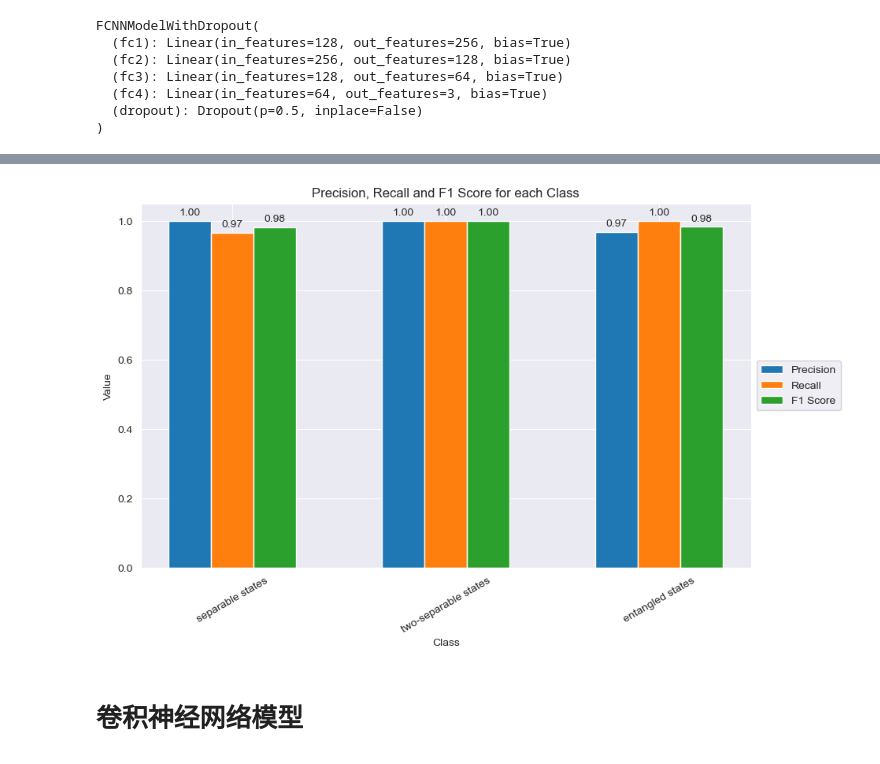
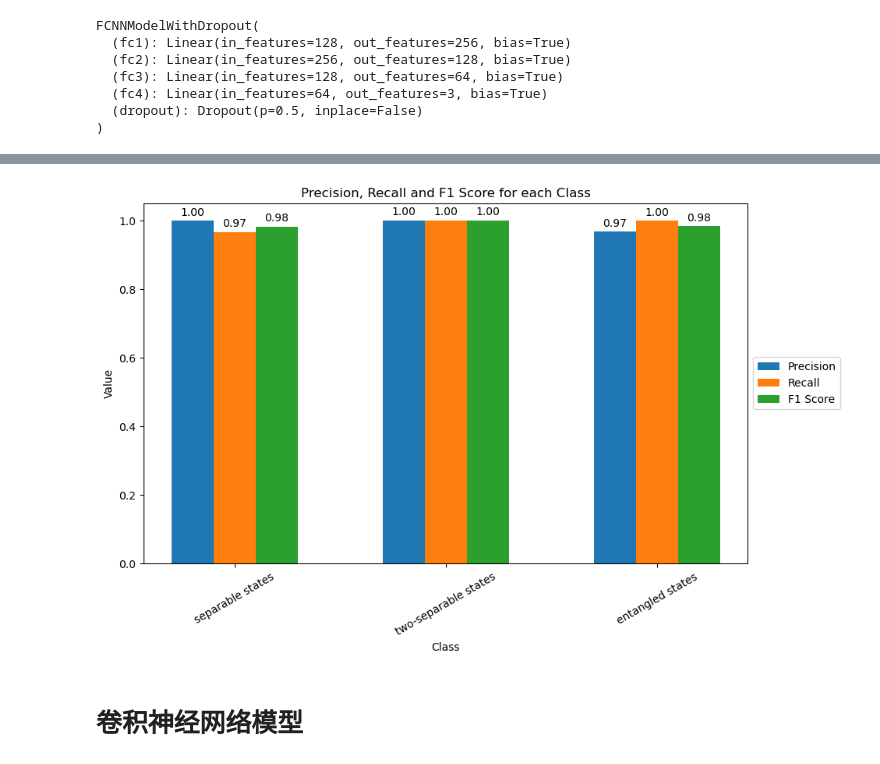
Before and after one commit to ehxu/MCNN-QCC, a Jupyter notebook: MCNN-QCC.ipynb, the cells around one changed output, grey strips where cells are left out. Drawn from its saved outputs; the diff is of its cells as text; code cells hidden in the pictures.

```diff
--- a/MCNN-QCC.ipynb
+++ b/MCNN-QCC.ipynb
@@ -361,15 +317,0 @@ plt.show()
-# %%
-plt.figure(figsize=(8, 6))
-bars = plt.bar(label_dic.values(), class_accuracy_fc, color='skyblue')
-
-# 在每个条形上方添加文本标签
-for i, acc in enumerate(class_accuracy_fc):
-    plt.text(i, acc + 1, f'{acc:.2f}%', ha='center', va='bottom')
-
-plt.xlabel('Class')
-plt.ylabel('Accuracy (%)')
-plt.title('Class-wise Accuracy', pad=20)
-plt.xticks(rotation=30)
-plt.ylim(0, 100)
-
-plt.show()
@@ -652,40 +521,8 @@ plt.show()
 # %%
-# 绘制精确率、召回率和 F1 值的条形图
-x = np.arange(num_classes)
-width = 0.2
-label_dic = {0: 'separable states', 1: 'two-separable states', 2: 'entangled states'}
-fig, ax = plt.subplots(figsize=(10, 6))
-bars_precision = ax.bar(x - width, precision_fcd, width, label='Precision')
-bars_recall = ax.bar(x, recall_fcd, width, label='Recall')
-bars_f1 = ax.bar(x + width, f1_fcd, width, label='F1 Score')
-
-ax.set_xlabel('Class')
-ax.set_ylabel('Value')
-ax.set_title('Precision, Recall and F1 Score for each Class')
-ax.set_xticks(x)
-ax.set_xticklabels(label_dic.values(), rotation=30)
-
-
-# 添加数值标签
-def autolabel(bars):
-    for bar in bars:
-        height = bar.get_height()
-        ax.annotate('%.2f' % height,
-                    xy=(bar.get_x() + bar.get_width() / 2, height),
-                    xytext=(0, 3),
-                    textcoords="offset points",
-                    ha='center', va='bottom')
-
-
-autolabel(bars_precision)
-autolabel(bars_recall)
-autolabel(bars_f1)
-# 移动图例到右边
-ax.legend(loc='center left', bbox_to_anchor=(1, 0.5))
-
-plt.show()
+# Precision, Recall and F1 Score for each Class
+tl.draw_prf1(precision_fcd, recall_fcd, f1_fcd, label_dic)
 # %% [output]
-[figure, old version]
+[figure, new version]
 # %% [markdown]
 # 卷积神经网络模型
 # %% [markdown]
```
Also changed, not shown: parts of 42 cells of this notebook, 2 other files.
